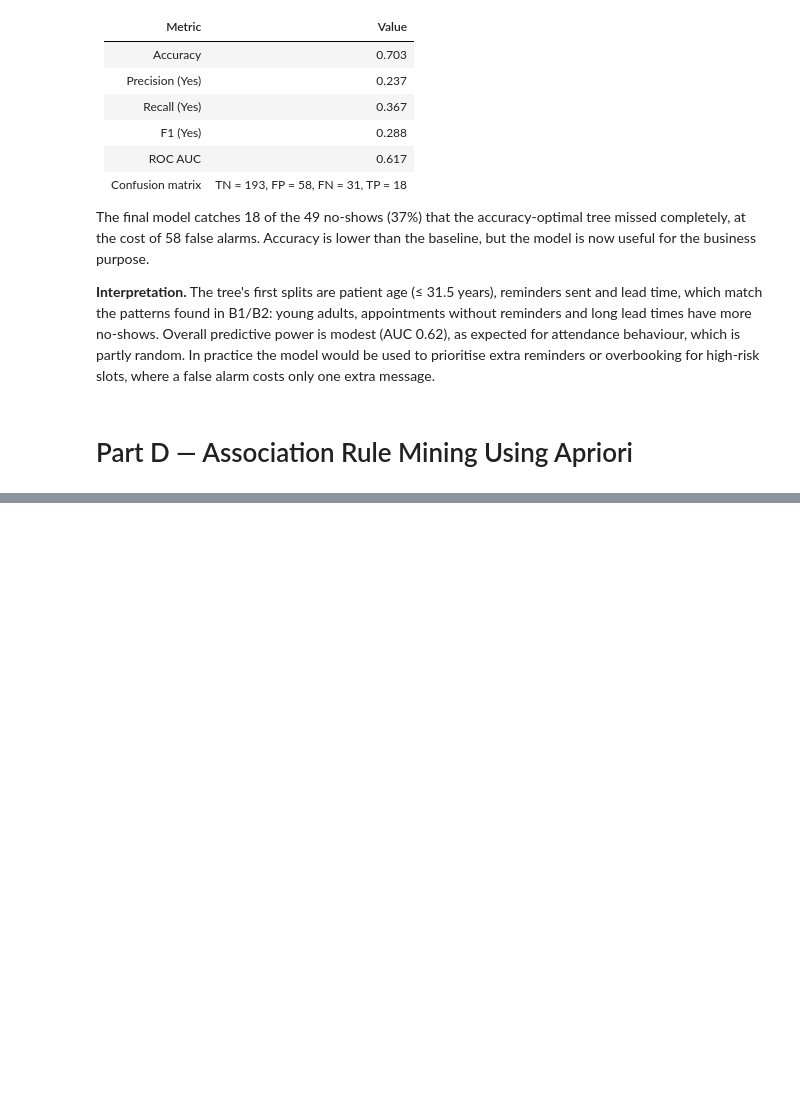
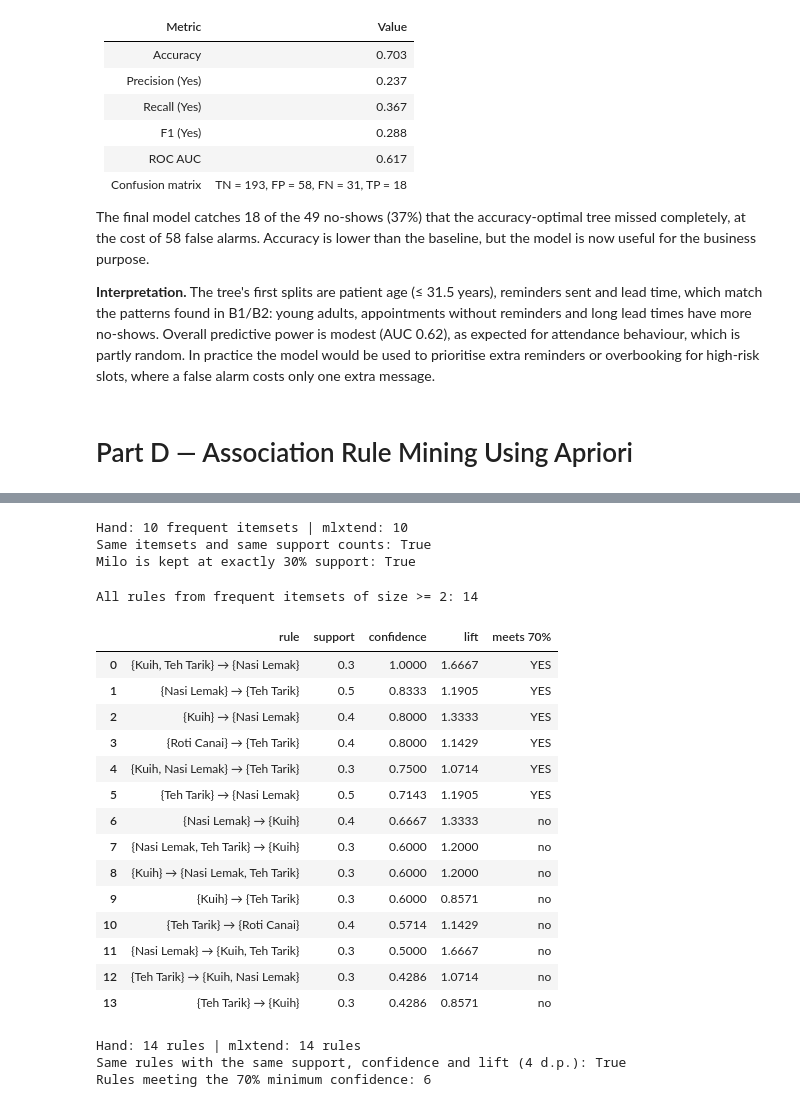
Before and after one commit to qist-tuah/WIE3007_A1_23001946, a Jupyter notebook: notebook/WIE3007_A1_23001946.ipynb, the cells around one changed output, grey strips where cells are left out. Drawn from its saved outputs; the diff is of its cells as text; code cells hidden in the pictures; blank space fills up the shorter version.

```diff
--- a/notebook/WIE3007_A1_23001946.ipynb
+++ b/notebook/WIE3007_A1_23001946.ipynb
@@ -1483,0 +1543,63 @@ The final model catches 18 of the 49 no-shows (37%) that the accuracy-optimal tr
+# %%
+# ---------- D3.2 Compare with the hand results from D1 ----------
+hand_frequent = {   # L1, L2 and L3 from the hand calculation: itemset -> support count
+    frozenset({"Nasi Lemak"}): 6, frozenset({"Teh Tarik"}): 7, frozenset({"Roti Canai"}): 5,
+    frozenset({"Milo"}): 3, frozenset({"Kuih"}): 5,
+    frozenset({"Nasi Lemak", "Teh Tarik"}): 5, frozenset({"Nasi Lemak", "Kuih"}): 4,
+    frozenset({"Teh Tarik", "Roti Canai"}): 4, frozenset({"Teh Tarik", "Kuih"}): 3,
+    frozenset({"Nasi Lemak", "Teh Tarik", "Kuih"}): 3,
+}
+mlx_frequent = dict(zip(frequent["itemsets"], frequent["count"]))
+print(f"Hand: {len(hand_frequent)} frequent itemsets | mlxtend: {len(mlx_frequent)}")
+print("Same itemsets and same support counts:", mlx_frequent == hand_frequent)
+print("Milo is kept at exactly 30% support:", frozenset({"Milo"}) in mlx_frequent)
+# %% [output]
+Hand: 10 frequent itemsets | mlxtend: 10
+Same itemsets and same support counts: True
+Milo is kept at exactly 30% support: True
+# %%
+# ---------- D3.3 All association rules, compared with the hand results from D2 ----------
+rules = association_rules(frequent[["support", "itemsets"]], metric="confidence", min_threshold=0.0)
+fmt = lambda s: "{" + ", ".join(sorted(s)) + "}"
+rules["rule"] = rules["antecedents"].apply(fmt) + " → " + rules["consequents"].apply(fmt)
+rules["meets 70%"] = np.where(rules["confidence"] >= MIN_CONFIDENCE - 1e-12, "YES", "no")
+rules = rules.sort_values(["confidence", "lift"], ascending=False).reset_index(drop=True)
+print(f"All rules from frequent itemsets of size >= 2: {len(rules)}")
+display(rules[["rule", "support", "confidence", "lift", "meets 70%"]].round(4))
+
+hand_rules = {  # (antecedent, consequent): (support, confidence, lift) from the hand calculation
+    ("Nasi Lemak", "Teh Tarik"): (0.5, 0.8333, 1.1905), ("Teh Tarik", "Nasi Lemak"): (0.5, 0.7143, 1.1905),
+    ("Nasi Lemak", "Kuih"): (0.4, 0.6667, 1.3333), ("Kuih", "Nasi Lemak"): (0.4, 0.8000, 1.3333),
+    ("Teh Tarik", "Roti Canai"): (0.4, 0.5714, 1.1429), ("Roti Canai", "Teh Tarik"): (0.4, 0.8000, 1.1429),
+    ("Teh Tarik", "Kuih"): (0.3, 0.4286, 0.8571), ("Kuih", "Teh Tarik"): (0.3, 0.6000, 0.8571),
+    ("Nasi Lemak", "Kuih|Teh Tarik"): (0.3, 0.5000, 1.6667), ("Teh Tarik", "Kuih|Nasi Lemak"): (0.3, 0.4286, 1.0714),
+    ("Kuih", "Nasi Lemak|Teh Tarik"): (0.3, 0.6000, 1.2000), ("Nasi Lemak|Teh Tarik", "Kuih"): (0.3, 0.6000, 1.2000),
+    ("Kuih|Nasi Lemak", "Teh Tarik"): (0.3, 0.7500, 1.0714), ("Kuih|Teh Tarik", "Nasi Lemak"): (0.3, 1.0000, 1.6667),
+}
+key = lambda s: "|".join(sorted(s))
+mlx_rules = {(key(a), key(c)): (round(s, 4), round(cf, 4), round(l, 4))
+             for a, c, s, cf, l in rules[["antecedents", "consequents", "support", "confidence", "lift"]].values}
+print(f"\nHand: {len(hand_rules)} rules | mlxtend: {len(mlx_rules)} rules")
+print("Same rules with the same support, confidence and lift (4 d.p.):", mlx_rules == hand_rules)
+strong = rules[rules["meets 70%"] == "YES"]
+print(f"Rules meeting the 70% minimum confidence: {len(strong)}")
+# %% [output]
+All rules from frequent itemsets of size >= 2: 14
+|  | rule | support | confidence | lift | meets 70% |
+| 0 | {Kuih, Teh Tarik} → {Nasi Lemak} | 0.3 | 1.0000 | 1.6667 | YES |
+| 1 | {Nasi Lemak} → {Teh Tarik} | 0.5 | 0.8333 | 1.1905 | YES |
+| 2 | {Kuih} → {Nasi Lemak} | 0.4 | 0.8000 | 1.3333 | YES |
+| 3 | {Roti Canai} → {Teh Tarik} | 0.4 | 0.8000 | 1.1429 | YES |
+| 4 | {Kuih, Nasi Lemak} → {Teh Tarik} | 0.3 | 0.7500 | 1.0714 | YES |
+| 5 | {Teh Tarik} → {Nasi Lemak} | 0.5 | 0.7143 | 1.1905 | YES |
+| 6 | {Nasi Lemak} → {Kuih} | 0.4 | 0.6667 | 1.3333 | no |
+| 7 | {Nasi Lemak, Teh Tarik} → {Kuih} | 0.3 | 0.6000 | 1.2000 | no |
+| 8 | {Kuih} → {Nasi Lemak, Teh Tarik} | 0.3 | 0.6000 | 1.2000 | no |
+| 9 | {Kuih} → {Teh Tarik} | 0.3 | 0.6000 | 0.8571 | no |
+| 10 | {Teh Tarik} → {Roti Canai} | 0.4 | 0.5714 | 1.1429 | no |
+| 11 | {Nasi Lemak} → {Kuih, Teh Tarik} | 0.3 | 0.5000 | 1.6667 | no |
+| 12 | {Teh Tarik} → {Kuih, Nasi Lemak} | 0.3 | 0.4286 | 1.0714 | no |
+| 13 | {Teh Tarik} → {Kuih} | 0.3 | 0.4286 | 0.8571 | no |
+Hand: 14 rules | mlxtend: 14 rules
+Same rules with the same support, confidence and lift (4 d.p.): True
+Rules meeting the 70% minimum confidence: 6
```
Also changed, not shown: parts of 7 cells of this notebook, 4 other files.
